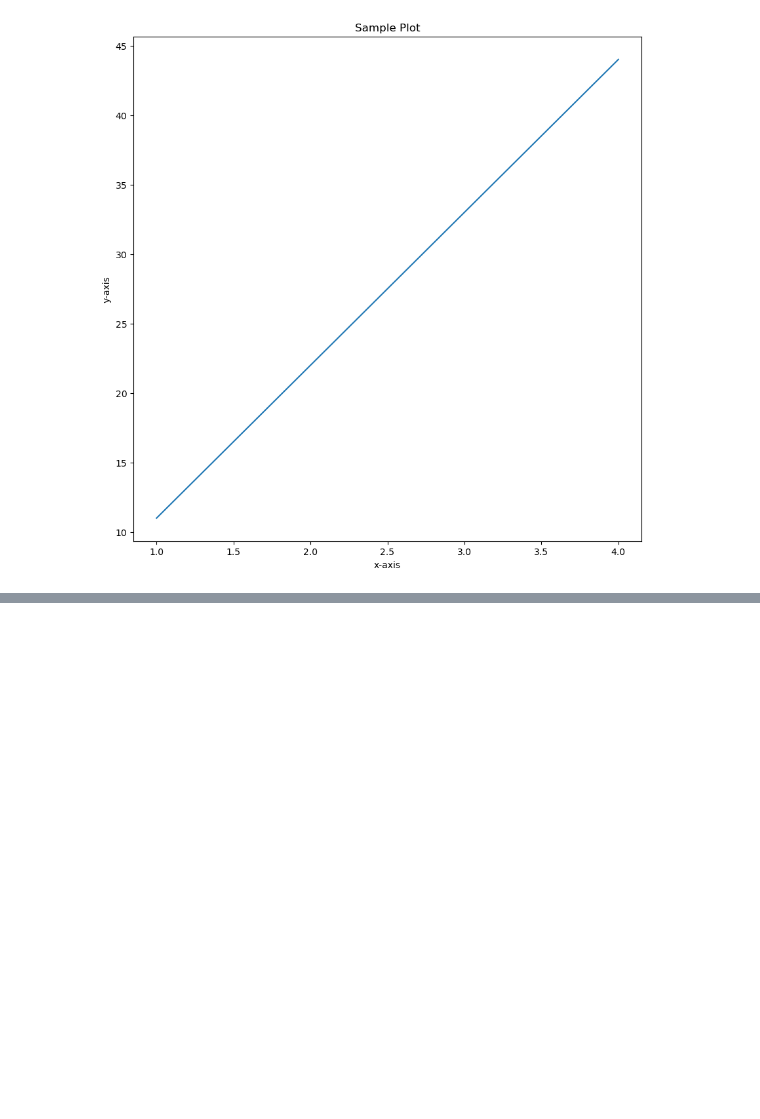
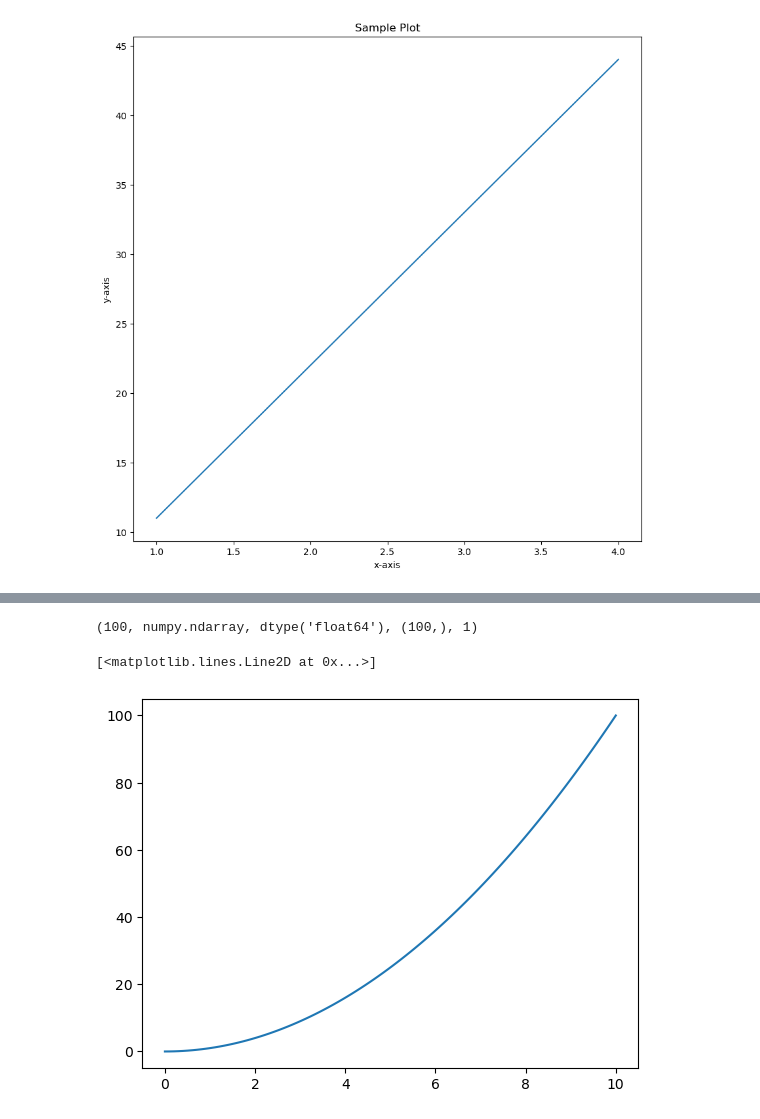
Before and after one commit to MainulDip/AiMlStudy, a Jupyter notebook: apps/1-pandas/Matplotlib-Basics.ipynb, the cells around one changed output, grey strips where cells are left out. Cells and saved outputs as stored; diff of their text form; code cells hidden in the pictures; blank space fills up the shorter version.

Commit message:
aiml numpy multi ploting

```diff
--- a/apps/1-pandas/Matplotlib-Basics.ipynb
+++ b/apps/1-pandas/Matplotlib-Basics.ipynb
@@ -81,0 +89,17 @@ fig.savefig("./images/sample-plot.png")
+# %%
+import numpy as np
+
+# Create some data
+# linspace : Return evenly spaced numbers over a specified interval
+# np.linspace(start, stop,num=50,...)
+x = np.linspace(0, 10, 100)
+x.size, type(x), x.dtype, x.shape, x.ndim
+# %% [output]
+(100, numpy.ndarray, dtype('float64'), (100,), 1)
+# %%
+# Plot the data
+fig, ax = plt.subplots()
+ax.plot(x, x ** 2)
+# %% [output]
+[<matplotlib.lines.Line2D at 0x...>]
+[figure, added]
```
Also changed, not shown: parts of 30 cells of this notebook, 2 other files.
